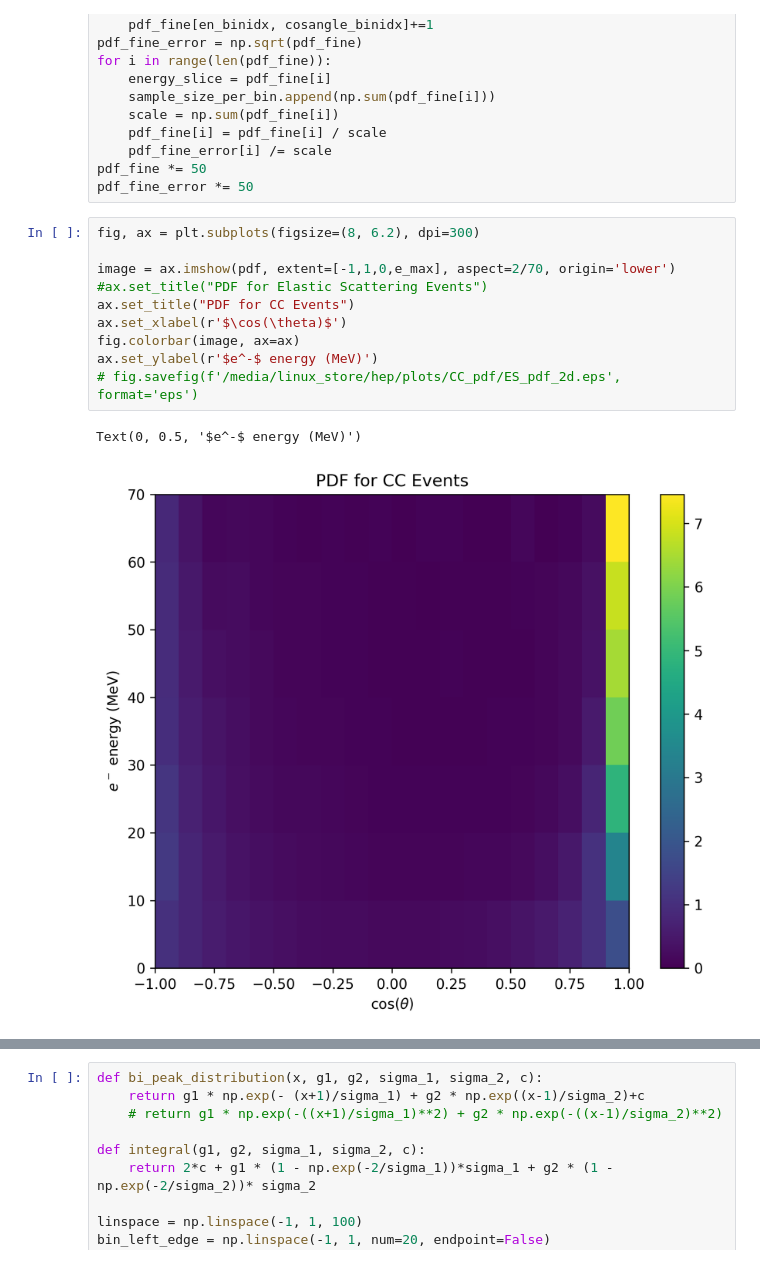
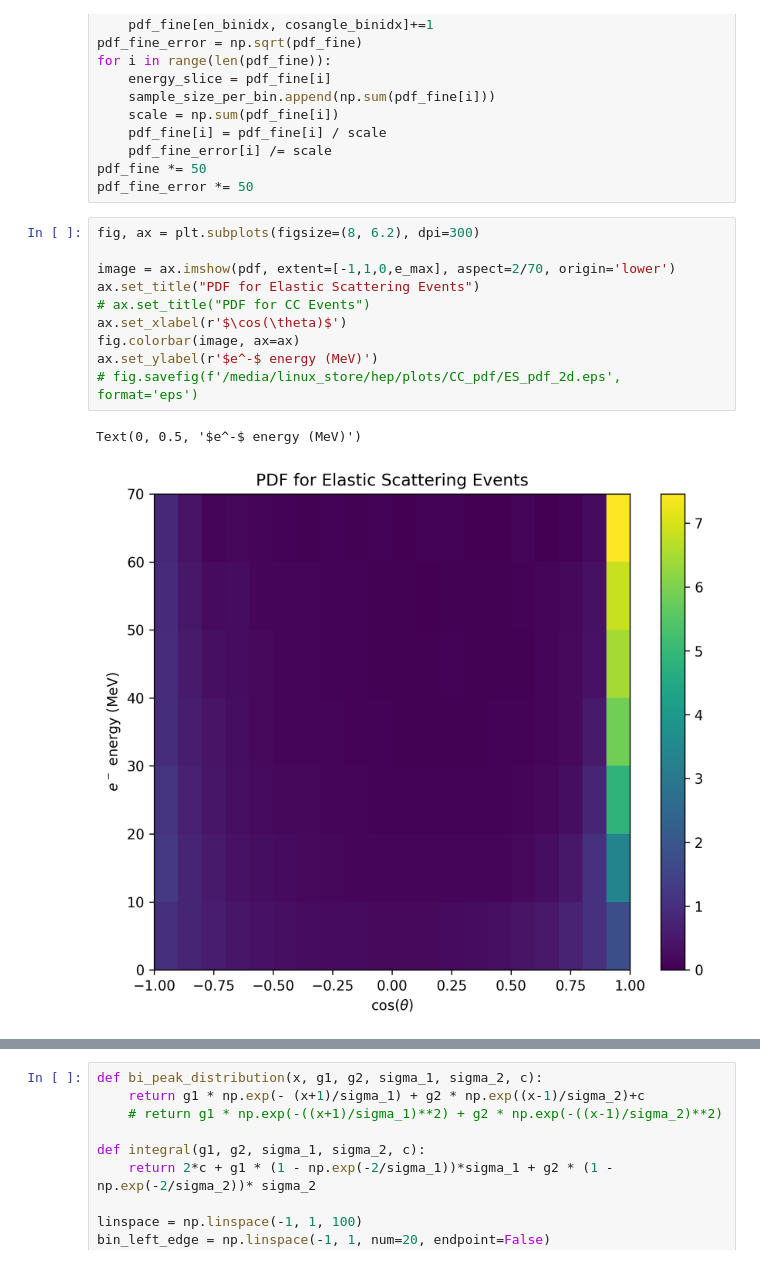
Before and after one commit to JamesJieranShen/SN_Pointing_PDFs, a Jupyter notebook: make_pdf/PDF_ES_radiological.ipynb, the cells around one changed output, grey strips where cells are left out. Drawn from its saved outputs; the diff is of its cells as text.

Commit message:
Add plotting updates

```diff
--- a/make_pdf/PDF_ES_radiological.ipynb
+++ b/make_pdf/PDF_ES_radiological.ipynb
@@ -77,13 +77,13 @@ pdf_fine_error *= 50
 # %%
 fig, ax = plt.subplots(figsize=(8, 6.2), dpi=300)
 
 image = ax.imshow(pdf, extent=[-1,1,0,e_max], aspect=2/70, origin='lower')
-#ax.set_title("PDF for Elastic Scattering Events")
-ax.set_title("PDF for CC Events")
+ax.set_title("PDF for Elastic Scattering Events")
+# ax.set_title("PDF for CC Events")
 ax.set_xlabel(r'$\cos(\theta)$')
 fig.colorbar(image, ax=ax)
 ax.set_ylabel(r'$e^-$ energy (MeV)')
 # fig.savefig(f'/media/linux_store/hep/plots/CC_pdf/ES_pdf_2d.eps', format='eps')
 # %% [output]
 Text(0, 0.5, '$e^-$ energy (MeV)')
-[figure, old version]
+[figure, new version]
```
Also changed, not shown: parts of 3 cells of this notebook, 12 other files.
